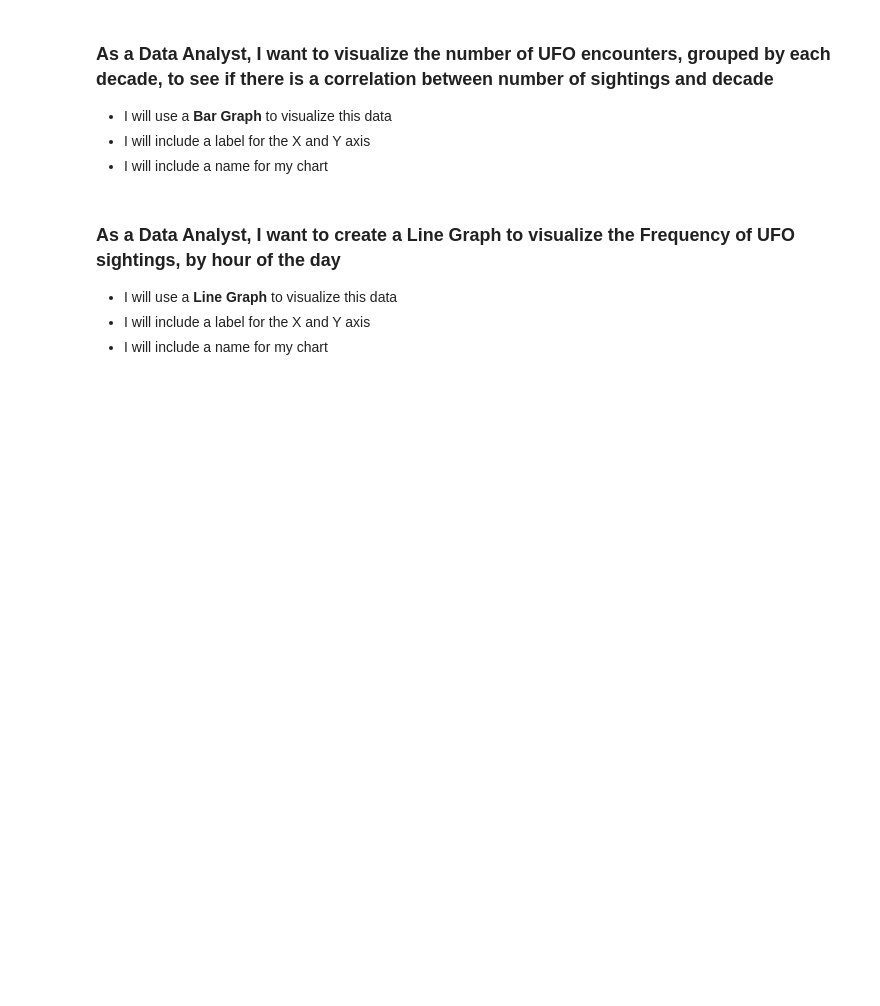
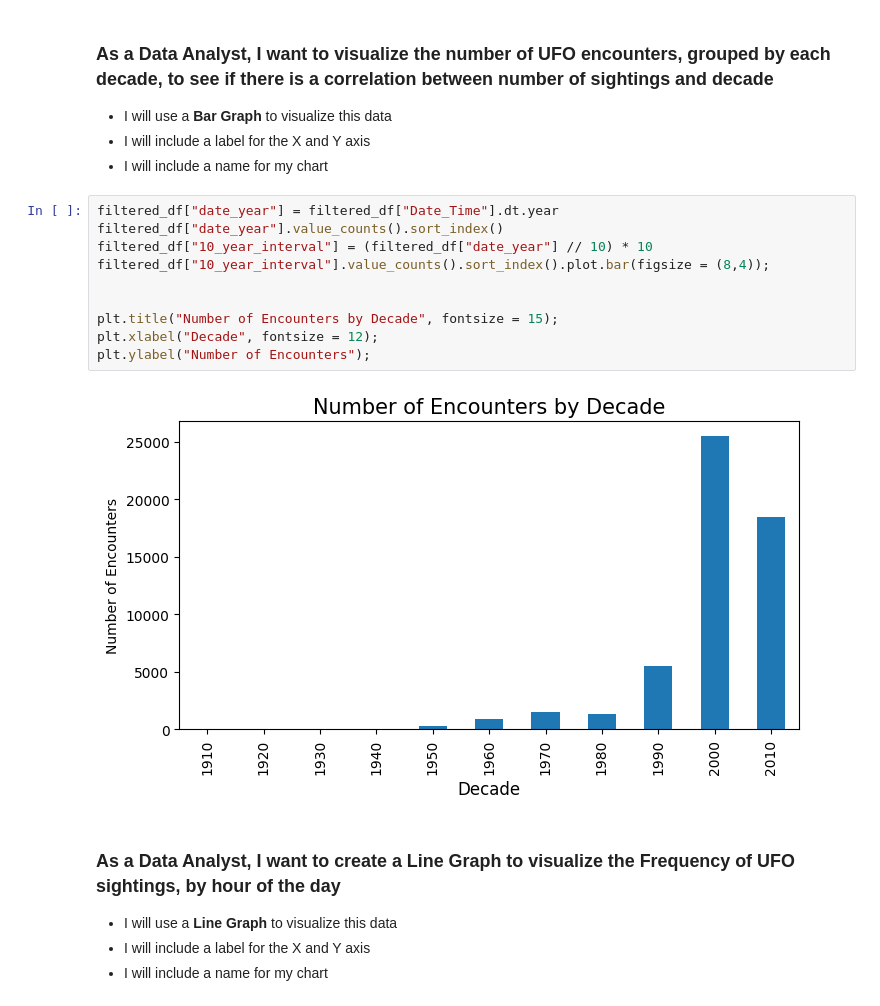
Before and after one commit to Nathan-Seeley/Project_Visualizing_Data_Matplotlib, a Jupyter notebook: Pandas_MatPlotLib_User_Stories.ipynb, the cells around one changed output. Drawn from its saved outputs; the diff is of its cells as text; blank space fills up the shorter version.

Commit message:
fianlized a chart depicting the number of encounters by decade

```diff
--- a/Pandas_MatPlotLib_User_Stories.ipynb
+++ b/Pandas_MatPlotLib_User_Stories.ipynb
@@ -108,6 +108,18 @@ plt.ylabel("Number of Sightings", fontsize = 12);
 * I will use a **Bar Graph** to visualize this data
 * I will include a label for the X and Y axis
 * I will include a name for my chart
+# %%
+filtered_df["date_year"] = filtered_df["Date_Time"].dt.year
+filtered_df["date_year"].value_counts().sort_index()
+filtered_df["10_year_interval"] = (filtered_df["date_year"] // 10) * 10
+filtered_df["10_year_interval"].value_counts().sort_index().plot.bar(figsize = (8,4));
+
+
+plt.title("Number of Encounters by Decade", fontsize = 15);
+plt.xlabel("Decade", fontsize = 12);
+plt.ylabel("Number of Encounters");
+# %% [output]
+[figure, added]
 # %% [markdown]
 ### As a Data Analyst, I want to create a **Line Graph** to visualize the **Frequency of UFO sightings, by hour of the day**
 * I will use a **Line Graph** to visualize this data
```
